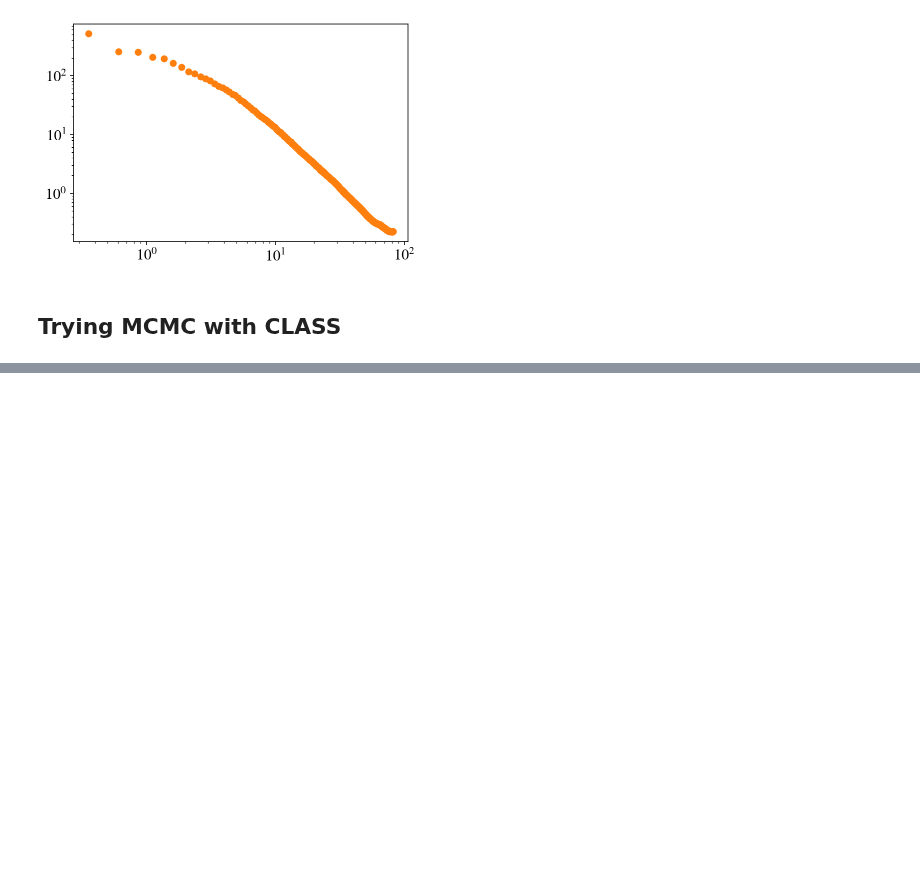
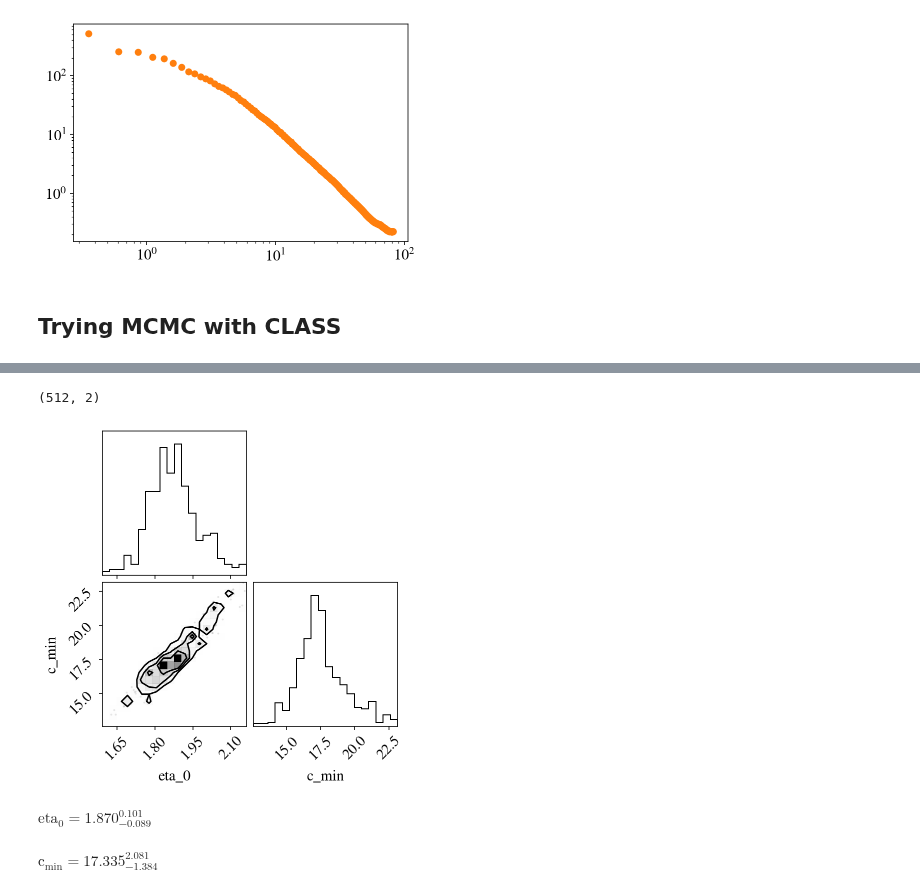
Before and after one commit to liuxx479/cosmo_dep_feedback, a Jupyter notebook: fitting_CAMELS_data.ipynb, the cells around one changed output, grey strips where cells are left out. Drawn from its saved outputs; the diff is of its cells as text; code cells hidden in the pictures; blank space fills up the shorter version.

```diff
--- a/fitting_CAMELS_data.ipynb
+++ b/fitting_CAMELS_data.ipynb
@@ -229,0 +266,22 @@ samples = sampler.get_chain()
+# %%
+flat_samples = sampler.get_chain(discard=18, thin=2, flat=True)
+print(flat_samples.shape)
+
+fig = corner.corner(flat_samples, labels=labels, truths=initial);
+# %% [output]
+(512, 2)
+[figure, added]
+# %%
+from IPython.display import display, Math
+
+labels = ['eta_0', 'c_{min}']
+
+for i in range(ndim):
+    mcmc = np.percentile(flat_samples[:, i], [16, 50, 84])
+    q = np.diff(mcmc)
+    txt = "\mathrm{{{3}}} = {0:.3f}_{{-{1:.3f}}}^{{{2:.3f}}}"
+    txt = txt.format(mcmc[1], q[0], q[1], labels[i])
+    display(Math(txt))
+# %% [output]
+$\displaystyle \mathrm{eta_0} = 1.870_{-0.089}^{0.101}$
+$\displaystyle \mathrm{c_{min}} = 17.335_{-1.384}^{2.081}$
```
Also changed, not shown: parts of 11 cells of this notebook, 1 other file.
